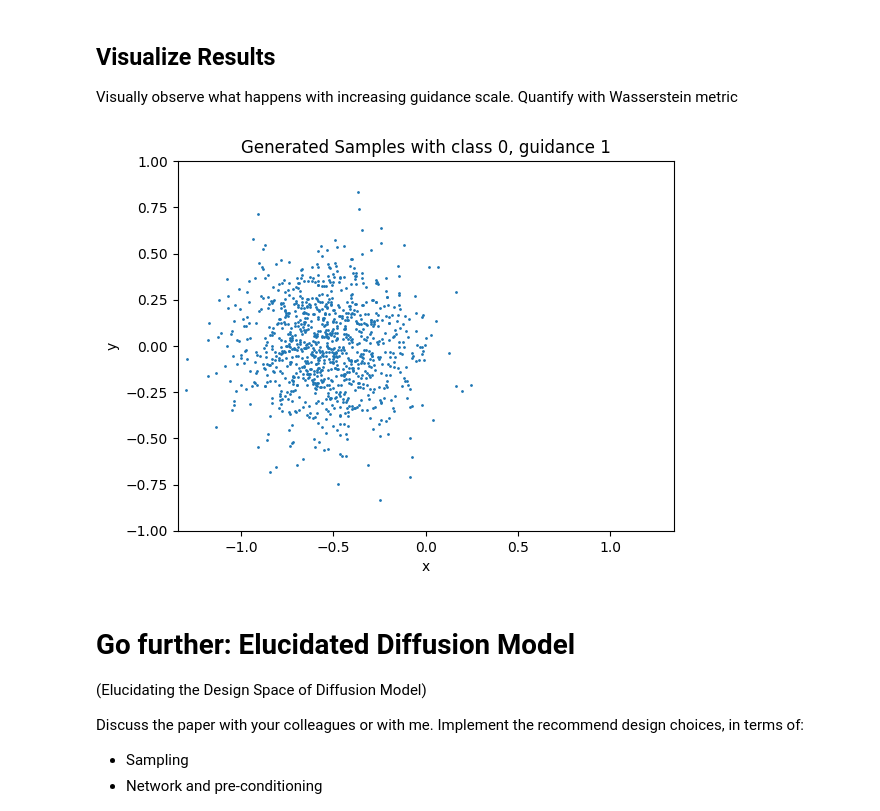
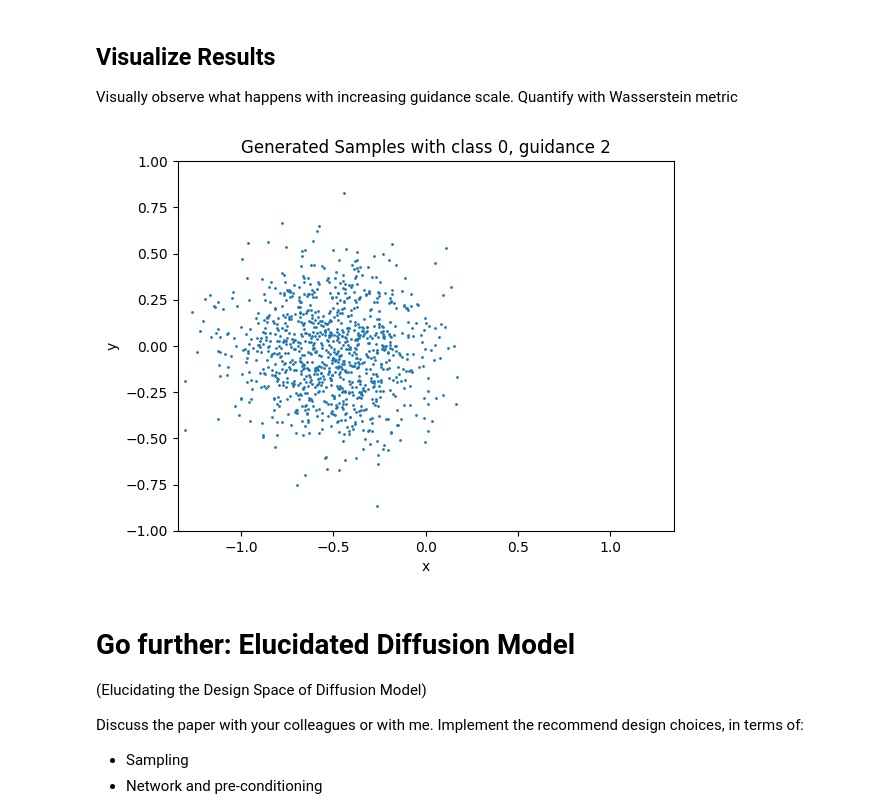
Before and after one commit to darioShar/PadovaDiffusion, a Jupyter notebook: Course 1: Classical Diffusion Models/course_1_solution.ipynb, the cells around one changed output. Cells and saved outputs as stored; diff of their text form; code cells hidden in the pictures.

```diff
--- a/Course 1: Classical Diffusion Models/course_1_solution.ipynb
+++ b/Course 1: Classical Diffusion Models/course_1_solution.ipynb
@@ -787,11 +801,10 @@ def forward(x_start, t, T, schedule = 'linear'):
 * It should accept all possible class labels $y$, plus the null class label $\emptyset$, which will correspond to the *unconditional* label. It can be represented by any value you like.
 * Try to use `nn.Embedding`; the model will learn to embed class labels in $\mathbb{R}^d$.
 # %%
-import model.SimpleModel as SimpleModel
+import model.SimpleModelConditioned as SimpleModelConditioned
 
-simple_model_conditioned = SimpleModel.MLPModel(
+simple_model_conditioned = SimpleModelConditioned.MLPModel(
     nfeatures = 2,
-    time_emb_type='learnable',
     time_emb_size=8,
     nblocks = 4,
     nunits = 32,
@@ -992,31 +1005,31 @@ def sample(
 Visually observe what happens with increasing guidance scale. Quantify with Wasserstein metric
 # %%
 class_label = 0
-guidance_scale = 1
+guidance_scale = 2
 samples = sample(
     model=simple_model_conditioned,
     n_samples=1000,
     reverse_steps=20,
     class_label=class_label,
     guidance_scale=guidance_scale,
     deterministic=False,
     schedule='linear',
     T=1
 )
 samples = samples.cpu().detach().numpy()
 
 # plot samples
 tmp_samples = samples.clip(-2, 2)
 plt.scatter(tmp_samples[:, 0], tmp_samples[:, 1], s=1)
 plt.axis('equal')
 plt.xlabel('x')
 plt.ylabel('y')
 plt.xlim(-1, 1)
 plt.ylim(-1, 1)
 plt.title('Generated Samples with class {}, guidance {}'.format(class_label, guidance_scale))
 plt.show()
 # %% [output]
-[figure, old version]
+[figure, new version]
 # %% [markdown]
 # Go further: Elucidated Diffusion Model
 
```
Also changed, not shown: parts of 13 cells of this notebook, 2 other files.
